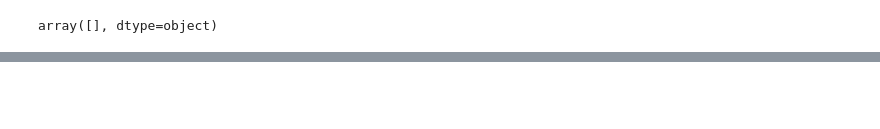
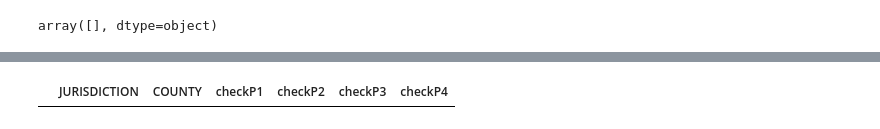
Before and after one commit to anphipolito/HousingElementReviewLettersScraper, a Jupyter notebook: DataAnalysis.ipynb, the cells around one changed output, grey strips where cells are left out. Cells and saved outputs as stored; diff of their text form; code cells hidden in the pictures; blank space fills up the shorter version.

```diff
--- a/DataAnalysis.ipynb
+++ b/DataAnalysis.ipynb
@@ -121,6 +121,7 @@ census_city_df = census_city_df.rename(columns=variable_name_map)
 census_city_df.NAME = census_city_df.NAME.str.split(' ').str[:-2].str.join(' ')
 # %%
 census_city_df['JURISDICTION']=census_city_df['NAME'].str.upper()
+census_city_df = census_city_df.rename({'NAME':'CITY_NAME'},axis=1)
 census_city_df.JURISDICTION.unique()
 # %% [output]
 array(['ADELANTO', 'AGOURA HILLS', 'ALAMEDA', 'ALBANY', 'ALHAMBRA',
@@ -410,0 +420,5 @@ array([], dtype=object)
+# %%
+#Jurisdictions that have more than 1 TRUE values
+new_df[new_df.count_True >1][['JURISDICTION','COUNTY','checkP1', 'checkP2','checkP3','checkP4']]
+# %% [output]
+|  | JURISDICTION | COUNTY | checkP1 | checkP2 | checkP3 | checkP4 |
```
Also changed, not shown: parts of 13 cells of this notebook.
